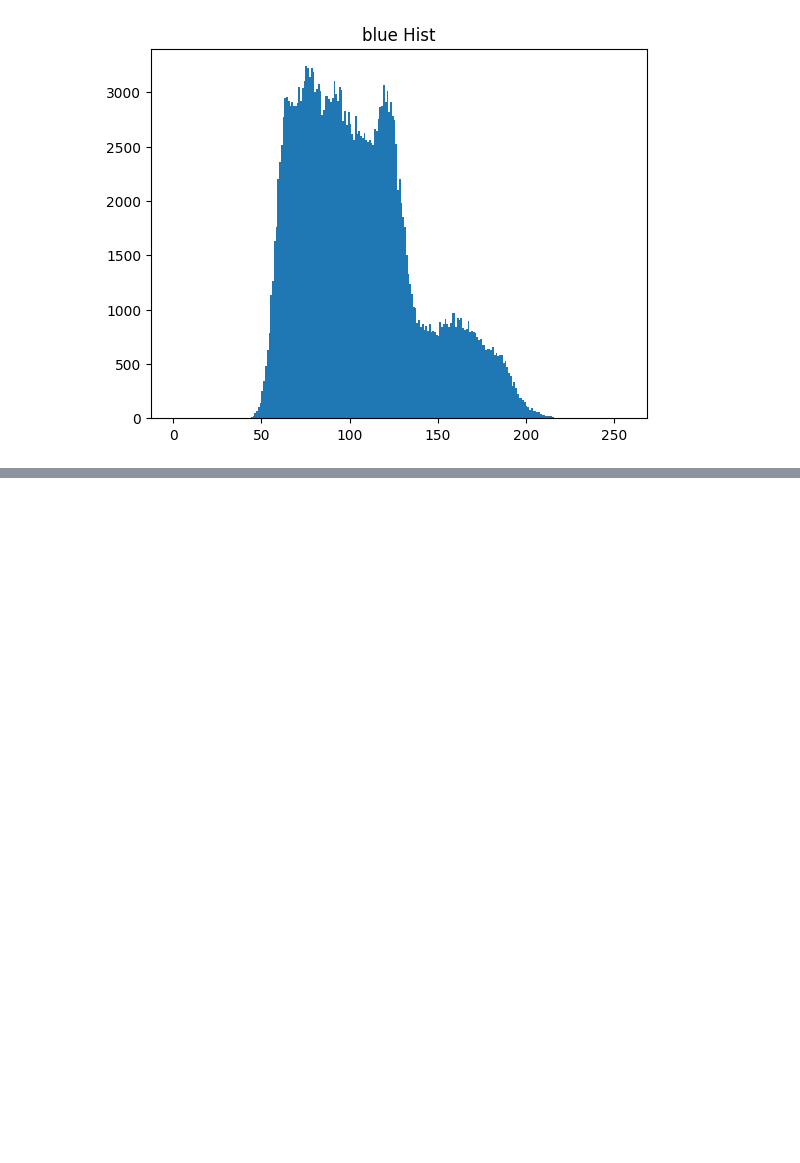
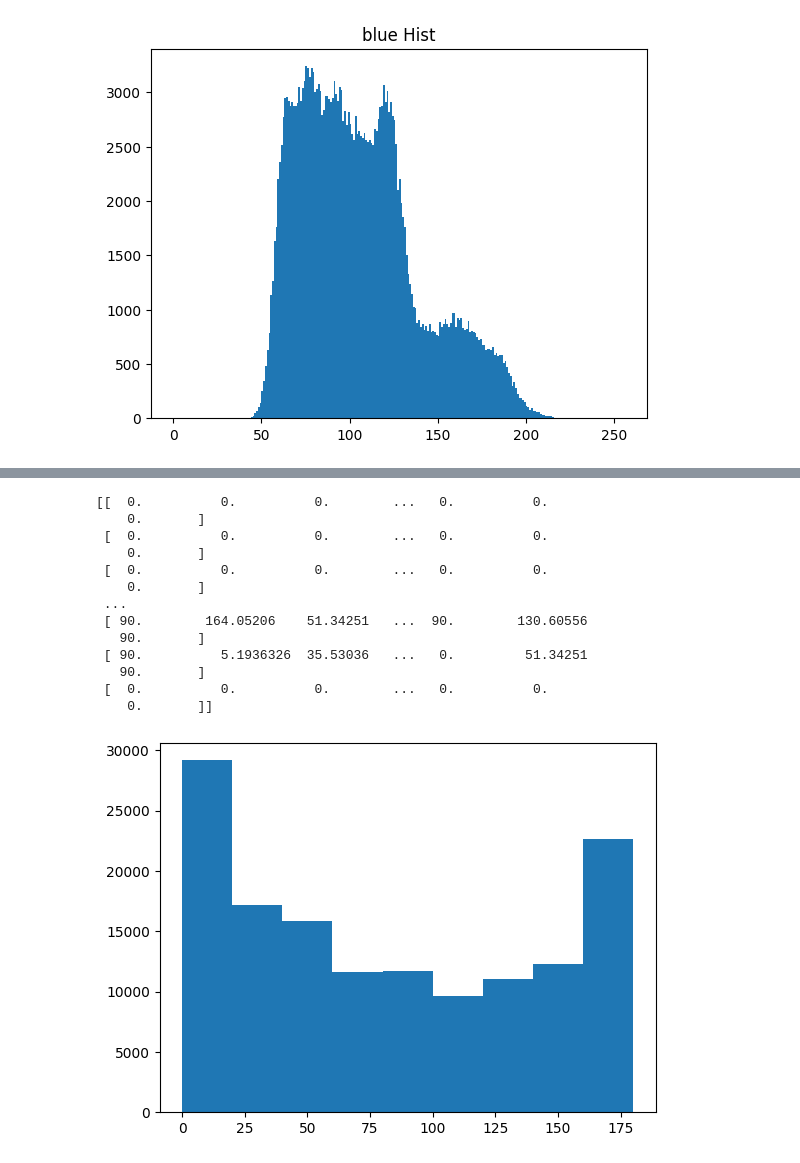
Before and after one commit to xwy-bit/Course006205, a Jupyter notebook: experiment-02/exp2.ipynb, the cells around one changed output, grey strips where cells are left out. Saved outputs shown, nothing was run; the diff lists cells and outputs as text; code cells hidden in the pictures; blank space fills up the shorter version.

```diff
--- a/experiment-02/exp2.ipynb
+++ b/experiment-02/exp2.ipynb
@@ -161,0 +186,23 @@ for index, color in enumerate(colors):
+# %%
+gx = cv2.Sobel(gray, cv2.CV_32F, 1, 0, ksize=1)
+gy = cv2.Sobel(gray, cv2.CV_32F, 0, 1, ksize=1)
+mag, angle = cv2.cartToPolar(gx, gy, angleInDegrees=True)
+print(np.where(angle>=180,angle-180,angle))
+_angle = np.array(cv2.split(angle))
+plt.hist(_angle.ravel(),9,[0,180])
+plt.show()
+# %% [output]
+[[  0.          0.          0.        ...   0.          0.
+    0.       ]
+ [  0.          0.          0.        ...   0.          0.
+    0.       ]
+ [  0.          0.          0.        ...   0.          0.
+    0.       ]
+ ...
+ [ 90.        164.05206    51.34251   ...  90.        130.60556
+   90.       ]
+ [ 90.          5.1936326  35.53036   ...   0.         51.34251
+   90.       ]
+ [  0.          0.          0.        ...   0.          0.
+    0.       ]]
+[figure, added]
```
Also changed, not shown: parts of 3 cells of this notebook.
